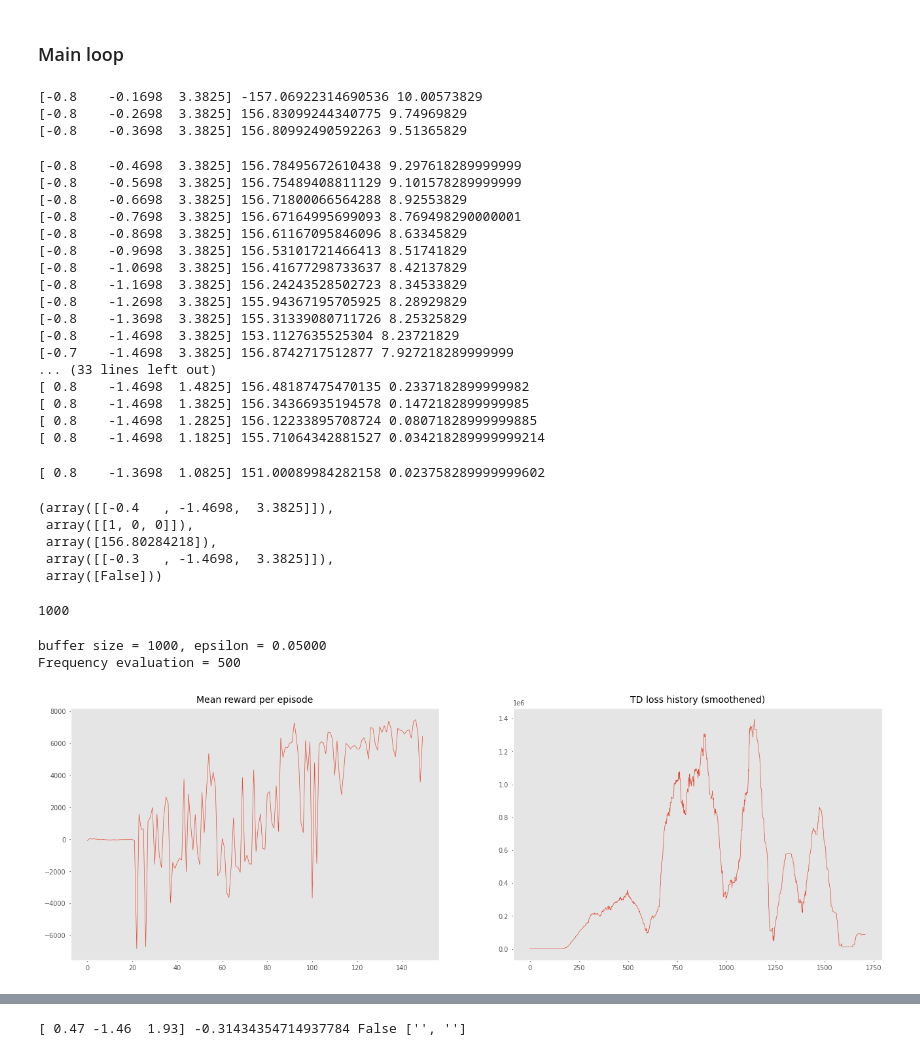
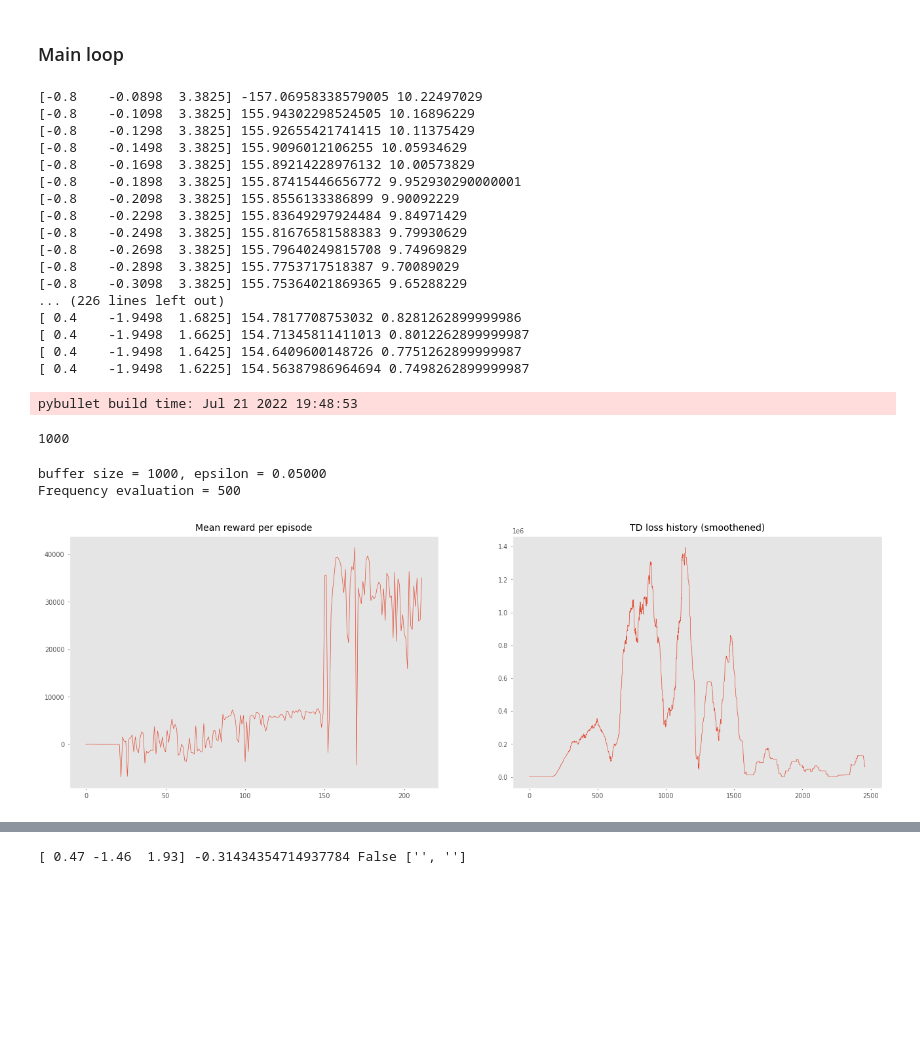
Before and after one commit to tanielfranklin/Reinforcement, a Jupyter notebook: DQN_panda_obs/DQN_panda_non_render.ipynb, the cells around one changed output, grey strips where cells are left out. Cells and saved outputs as stored; diff of their text form; code cells hidden in the pictures; blank space fills up the shorter version.

```diff
--- a/DQN_panda_obs/DQN_panda_non_render.ipynb
+++ b/DQN_panda_obs/DQN_panda_non_render.ipynb
@@ -154,72 +183,56 @@ T_end
 # %%
 # Fill buffer with samples collected ramdomly from environment
 buffer_len=1000
+tmax=300
+env.renderize=False
 if NEW_BUFFER:
     exp_replay = ReplayBuffer(buffer_len)
     #Add Expert user experience
     q_far=np.array([ 0., -0.8 ,  0. , -0.0698,  0.,  3.3825,  0.    ])
     env.panda.q=q_far
     env.scene.step()
-    for i in range(14):
+    for i in range(94):
         a=[0,-1,0]
         s=env.get_q()
         pos,r,done,info=env.step(a)
         exp_replay.add(s, a, r, pos, done)
         print(pos,r,env.fitness())
-    for i in range(16):
+    for i in range(60):
         a=[1,0,0]
         s=env.get_q()
         pos,r,done,info=env.step(a)
         exp_replay.add(s, a, r, pos, done)
         print(pos,r,env.fitness())
-    for i in range(22):
+    for i in range(88):
         a=[0,0,-1]
         s=env.get_q()
         pos,r,done,info=env.step(a)
         exp_replay.add(s, a, r, pos, done)
         print(pos,r,env.fitness())
 # %% [output]
-[-0.8    -0.1698  3.3825] -157.06922314690536 10.00573829
-[-0.8    -0.2698  3.3825] 156.83099244340775 9.74969829
-[-0.8    -0.3698  3.3825] 156.80992490592263 9.51365829
+[-0.8    -0.0898  3.3825] -157.06958338579005 10.22497029
+[-0.8    -0.1098  3.3825] 155.94302298524505 10.16896229
+[-0.8    -0.1298  3.3825] 155.92655421741415 10.11375429
+[-0.8    -0.1498  3.3825] 155.9096012106255 10.05934629
+[-0.8    -0.1698  3.3825] 155.89214228976132 10.00573829
+[-0.8    -0.1898  3.3825] 155.87415446656772 9.952930290000001
+[-0.8    -0.2098  3.3825] 155.8556133386899 9.90092229
+[-0.8    -0.2298  3.3825] 155.83649297924484 9.84971429
+[-0.8    -0.2498  3.3825] 155.81676581588383 9.79930629
+[-0.8    -0.2698  3.3825] 155.79640249815708 9.74969829
+[-0.8    -0.2898  3.3825] 155.7753717518387 9.70089029
+[-0.8    -0.3098  3.3825] 155.75364021869365 9.65288229
+... (226 lines left out)
+[ 0.4    -1.9498  1.6825] 154.7817708753032 0.8281262899999986
+[ 0.4    -1.9498  1.6625] 154.71345811411013 0.8012262899999987
+[ 0.4    -1.9498  1.6425] 154.6409600148726 0.7751262899999987
+[ 0.4    -1.9498  1.6225] 154.56387986964694 0.7498262899999987
-[-0.8    -0.4698  3.3825] 156.78495672610438 9.297618289999999
-[-0.8    -0.5698  3.3825] 156.75489408811129 9.101578289999999
-[-0.8    -0.6698  3.3825] 156.71800066564288 8.92553829
-[-0.8    -0.7698  3.3825] 156.67164995699093 8.769498290000001
-[-0.8    -0.8698  3.3825] 156.61167095846096 8.63345829
-[-0.8    -0.9698  3.3825] 156.53101721466413 8.51741829
-[-0.8    -1.0698  3.3825] 156.41677298733637 8.42137829
-[-0.8    -1.1698  3.3825] 156.24243528502723 8.34533829
-[-0.8    -1.2698  3.3825] 155.94367195705925 8.28929829
-[-0.8    -1.3698  3.3825] 155.31339080711726 8.25325829
-[-0.8    -1.4698  3.3825] 153.1127635525304 8.23721829
-[-0.7    -1.4698  3.3825] 156.8742717512877 7.927218289999999
-... (33 lines left out)
-[ 0.8    -1.4698  1.4825] 156.48187475470135 0.2337182899999982
-[ 0.8    -1.4698  1.3825] 156.34366935194578 0.1472182899999985
-[ 0.8    -1.4698  1.2825] 156.12233895708724 0.08071828999999885
-[ 0.8    -1.4698  1.1825] 155.71064342881527 0.034218289999999214
+pybullet build time: Jul 21 2022 19:48:53
-# %%
-a=[0,1,-1]
-s=env.get_q()
-pos,r,done,info=env.step(a)
-exp_replay.add(s, a, r, pos, done)
-print(pos,r,env.fitness())
-# %% [output]
-[ 0.8    -1.3698  1.0825] 151.00089984282158 0.023758289999999602
-# %%
-exp_replay.sample(1)
-# %% [output]
-(array([[-0.4   , -1.4698,  3.3825]]),
- array([[1, 0, 0]]),
- array([156.80284218]),
- array([[-0.3   , -1.4698,  3.3825]]),
- array([False]))
 # %%
 # Fill buffer with samples collected ramdomly from environment
-buffer_len=1000
+buffer_len=5000
 # exp_replay = ReplayBuffer(buffer_len)
-
+env.renderize=False
 
 if NEW_BUFFER:
 
@@ -251,11 +265,11 @@ env.renderize=False
 #setup some parameters for training
 timesteps_per_epoch = 1
 batch_size = 64
-total_steps = 5 * 10**3
+total_steps = 15 * 10**3
 #total_steps = 10
 
 #init Optimizer
-opt = torch.optim.Adam(agent.parameters(), lr=1e-4)
+opt = torch.optim.Adam(agent.parameters(), lr=1e-3)
 
 # set exploration epsilon
 start_epsilon = 1
@@ -300,34 +314,34 @@ if TRAIN:
         if step % loss_freq == 0:
             td_loss_history.append(loss.data.cpu().item())
 
         if step % refresh_target_network_freq == 0:
             # Load agent weights into target_network
             target_network.load_state_dict(agent.state_dict())
 
         if step % eval_freq == 0:
             # eval the agent
-            mean_rw_history.append(evaluate(env, agent, n_games=40, greedy=True, t_max=60)[0] )
+            mean_rw_history.append(evaluate(env, agent, n_games=40, greedy=True, t_max=tmax)[0] )
 
             clear_output(True)
             print("buffer size = %i, epsilon = %.5f" %
                 (len(exp_replay), agent.epsilon))
             print(f"Frequency evaluation = {eval_freq}")
 
             plt.figure(figsize=[16, 5])
             plt.subplot(1, 2, 1)
             plt.title("Mean reward per episode")
             plt.plot(mean_rw_history)
             plt.grid()
 
             assert not np.isnan(td_loss_history[-1])
             plt.subplot(1, 2, 2)
             plt.title("TD loss history (smoothened)")
             plt.plot(smoothen(td_loss_history))
             plt.grid()
             plt.show()
 # %% [output]
 buffer size = 1000, epsilon = 0.05000
 Frequency evaluation = 500
-[figure, old version]
+[figure, new version]
 # %%
 env.renderize=True
```
Also changed, not shown: parts of 6 cells of this notebook, 5 other files.
